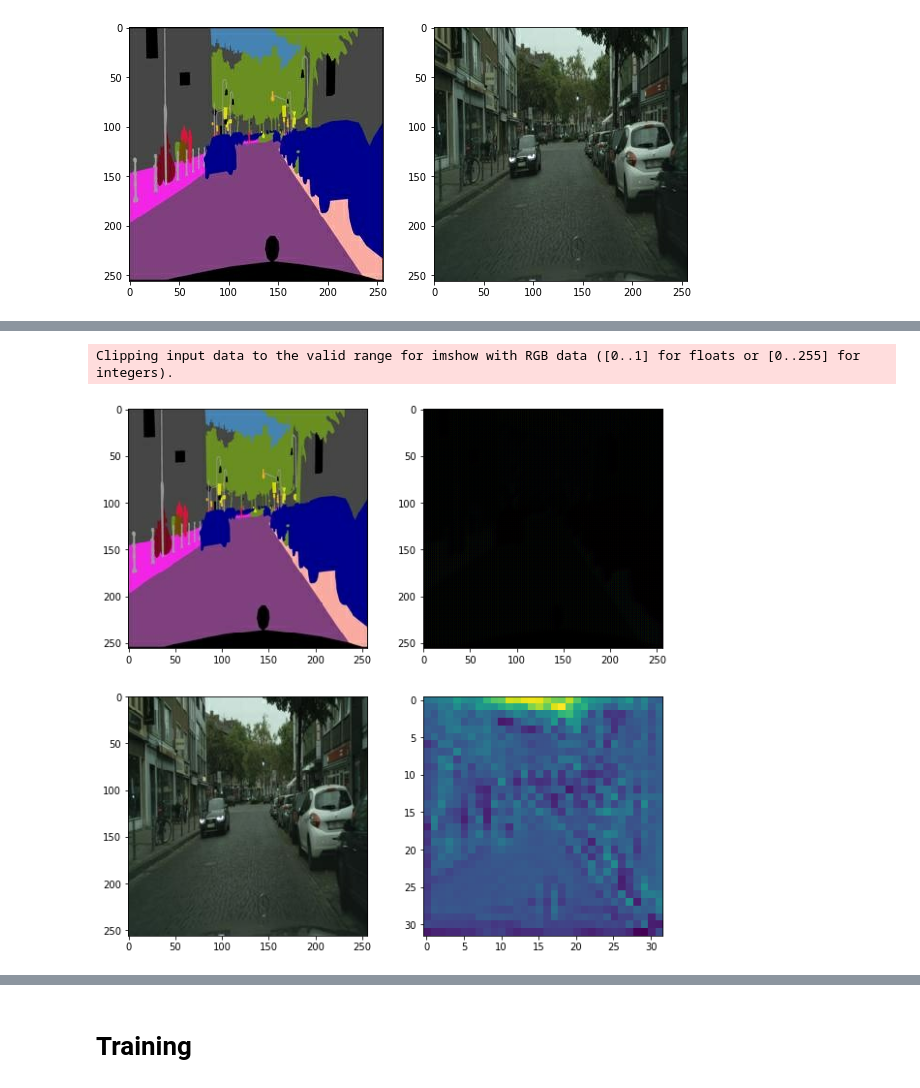
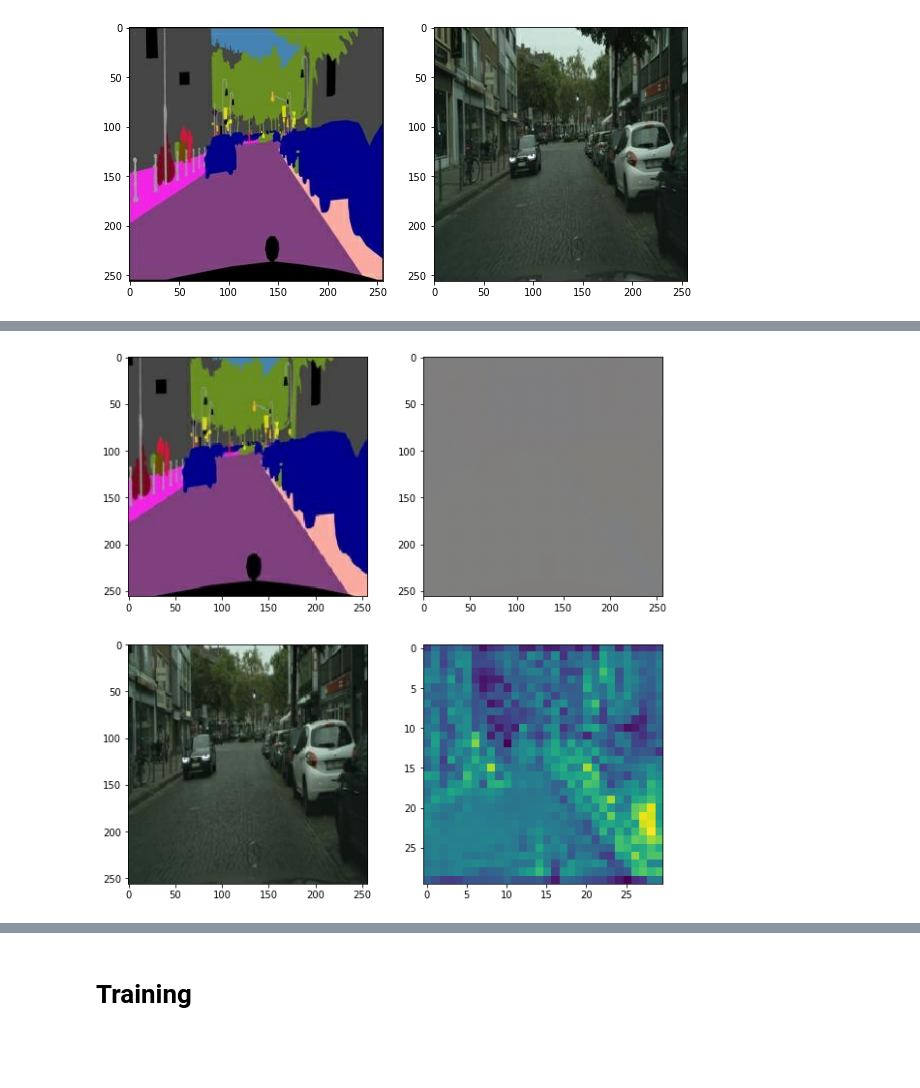
Before and after one commit to kiddos/model-zoo, a Jupyter notebook: notebooks/pix2pix.ipynb, the cells around one changed output, grey strips where cells are left out. Drawn from its saved outputs; the diff is of its cells as text; code cells hidden in the pictures; blank space fills up the shorter version.

```diff
--- a/notebooks/pix2pix.ipynb
+++ b/notebooks/pix2pix.ipynb
@@ -225,27 +281,27 @@ d_opt = keras.optimizers.Adam(2.5e-4)
 # %%
 def generate_image(input_image, output_image):
     g_output = G(input_image, training=False)
     d_mask = D([input_image, output_image], training=False)
 
     plt.subplot(2, 2, 1)
-    plt.imshow(input_image[0])
+    plt.imshow(input_image[0] * 0.5 + 0.5)
 
     plt.subplot(2, 2, 2)
-    plt.imshow(g_output[0])
+    plt.imshow(g_output[0] * 0.5 + 0.5)
 
     plt.subplot(2, 2, 3)
-    plt.imshow(output_image[0])
+    plt.imshow(output_image[0] * 0.5 + 0.5)
 
     plt.subplot(2, 2, 4)
     plt.imshow(d_mask[0, :, :, 0])
 
 
 plt.figure(figsize=(10, 10))
-generate_image(test_input_image[tf.newaxis, ...] / 255.0, test_output_image[tf.newaxis, ...] / 255.0)
+rp_input_image, rp_output_image = random_jitter(test_input_image, test_output_image)
+generate_image(rp_input_image[tf.newaxis, ...], rp_output_image[tf.newaxis, ...])
 plt.show()
 # %% [output]
-Clipping input data to the valid range for imshow with RGB data ([0..1] for floats or [0..255] for integers).
-[figure, old version]
+[figure, new version]
 # %%
 @tf.function
 def train_step(input_images, output_images):
```
Also changed, not shown: parts of 9 cells of this notebook.
